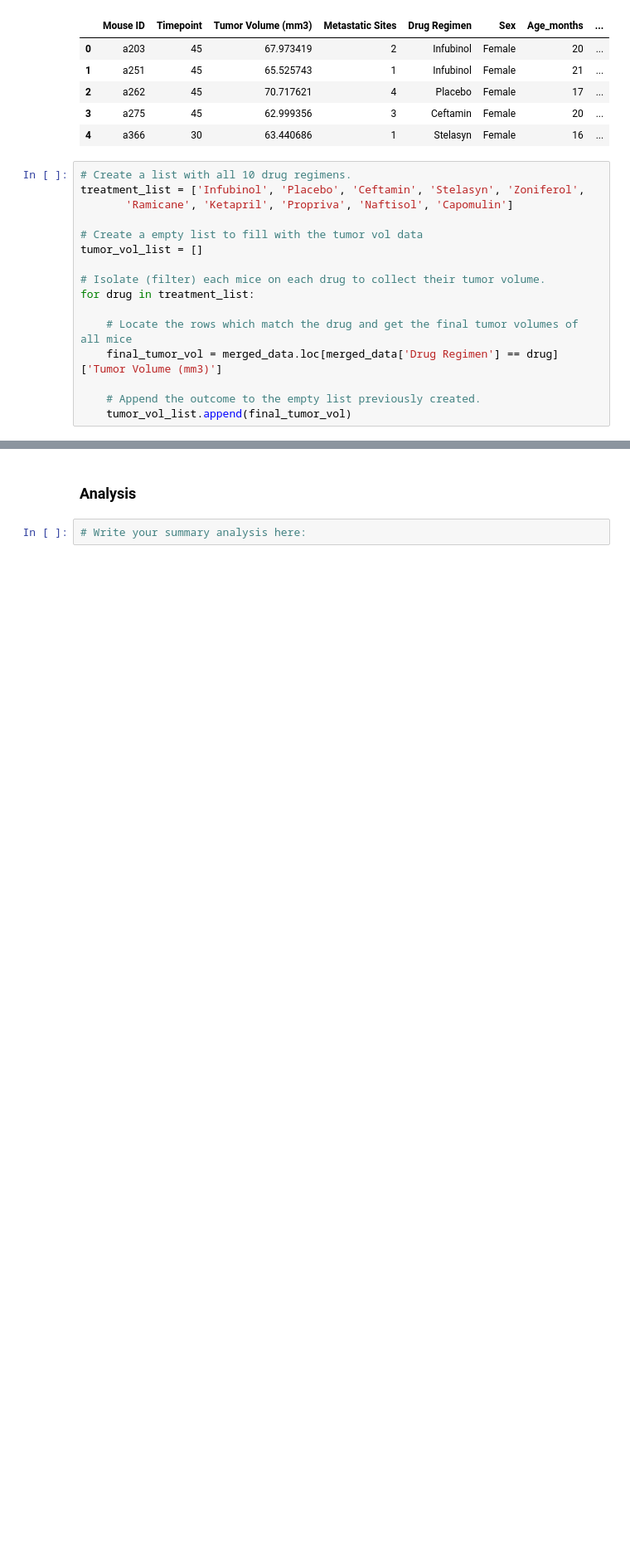
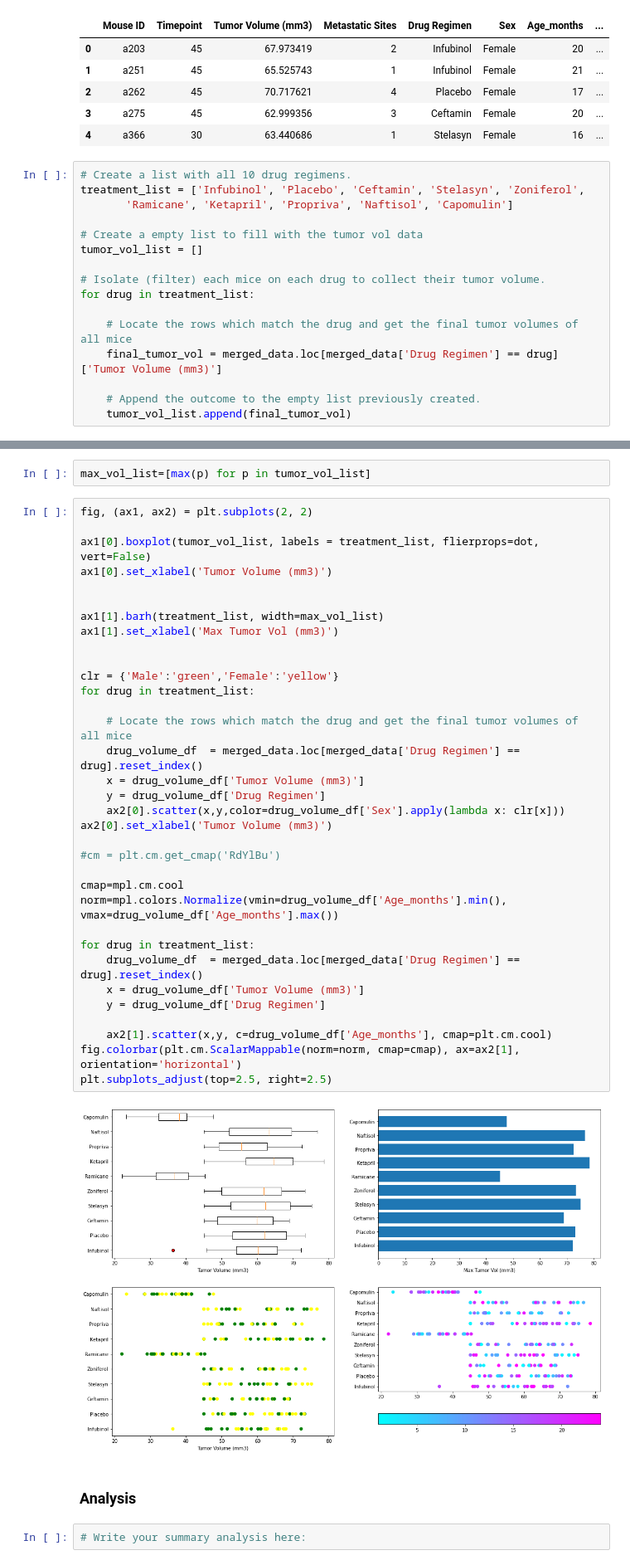
Before and after one commit to MLove4thElement/M.D.Love, a Jupyter notebook: Pymaceuticals_Skill_Drill_complete2.ipynb, the cells around one changed output, grey strips where cells are left out. Shown: that part at 83% size. Cells and saved outputs as stored; diff of their text form; blank space fills up the shorter version.

```diff
--- a/Pymaceuticals_Skill_Drill_complete2.ipynb
+++ b/Pymaceuticals_Skill_Drill_complete2.ipynb
@@ -181,3 +171,41 @@ Capomulin's potential outliers: Series([], Name: Tumor Volume (mm3), dtype: floa
+# %%
+max_vol_list=[max(p) for p in tumor_vol_list]
+# %%
+fig, (ax1, ax2) = plt.subplots(2, 2)
+
+ax1[0].boxplot(tumor_vol_list, labels = treatment_list, flierprops=dot, vert=False)
+ax1[0].set_xlabel('Tumor Volume (mm3)')
+
+
+ax1[1].barh(treatment_list, width=max_vol_list)
+ax1[1].set_xlabel('Max Tumor Vol (mm3)')
+
+
+clr = {'Male':'green','Female':'yellow'}
+for drug in treatment_list:
+
+    # Locate the rows which match the drug and get the final tumor volumes of all mice
+    drug_volume_df  = merged_data.loc[merged_data['Drug Regimen'] == drug].reset_index()
+    x = drug_volume_df['Tumor Volume (mm3)']
+    y = drug_volume_df['Drug Regimen']
+    ax2[0].scatter(x,y,color=drug_volume_df['Sex'].apply(lambda x: clr[x]))
+ax2[0].set_xlabel('Tumor Volume (mm3)')
+
+#cm = plt.cm.get_cmap('RdYlBu')
+
+cmap=mpl.cm.cool
+norm=mpl.colors.Normalize(vmin=drug_volume_df['Age_months'].min(), vmax=drug_volume_df['Age_months'].max())
+
+for drug in treatment_list:
+    drug_volume_df  = merged_data.loc[merged_data['Drug Regimen'] == drug].reset_index()
+    x = drug_volume_df['Tumor Volume (mm3)']
+    y = drug_volume_df['Drug Regimen']
+
+    ax2[1].scatter(x,y, c=drug_volume_df['Age_months'], cmap=plt.cm.cool)
+fig.colorbar(plt.cm.ScalarMappable(norm=norm, cmap=cmap), ax=ax2[1], orientation='horizontal')
+plt.subplots_adjust(top=2.5, right=2.5)
+# %% [output]
+[figure, added]
 # %% [markdown]
 ### Analysis
 # %%
```
Also changed, not shown: parts of 7 cells of this notebook.
